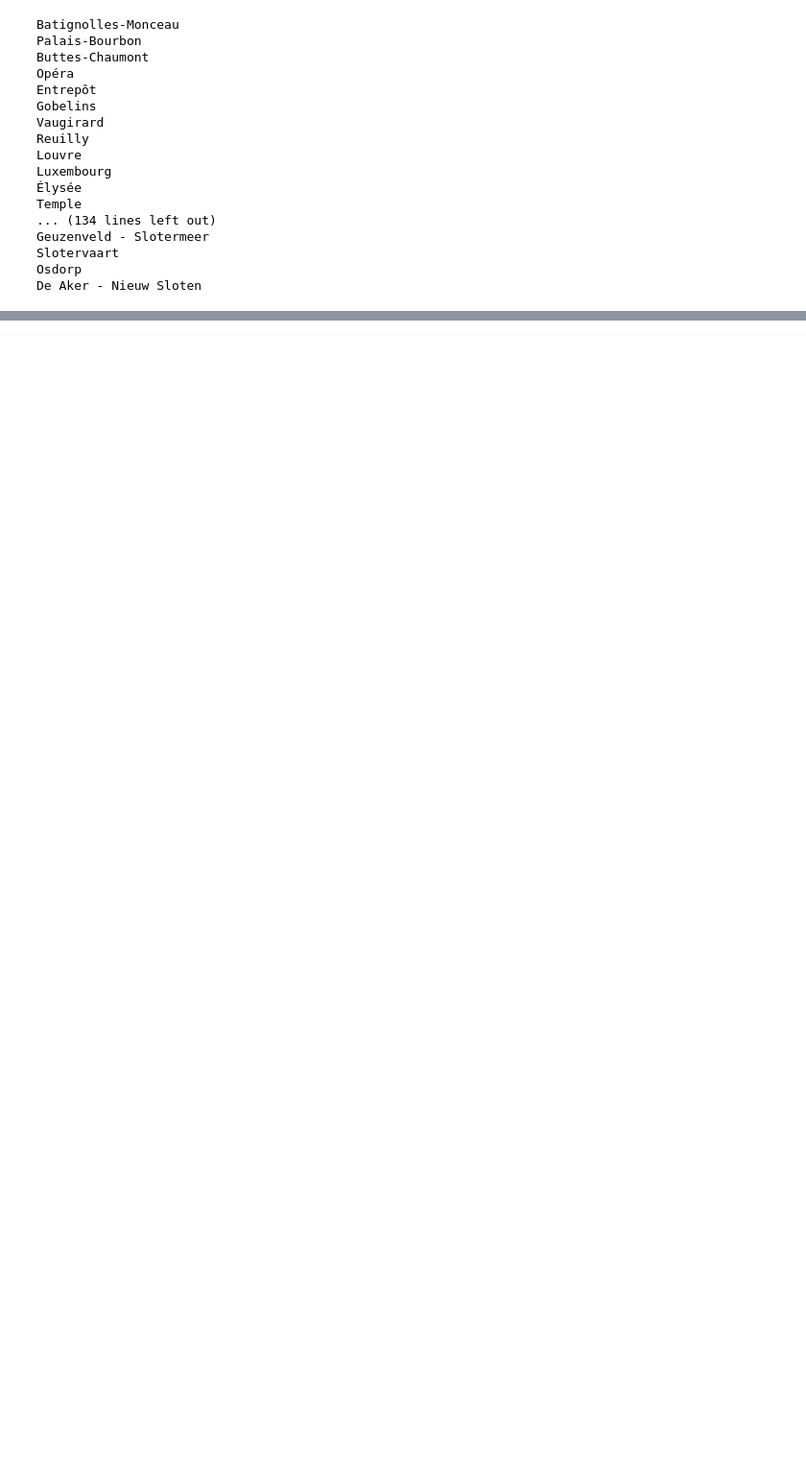
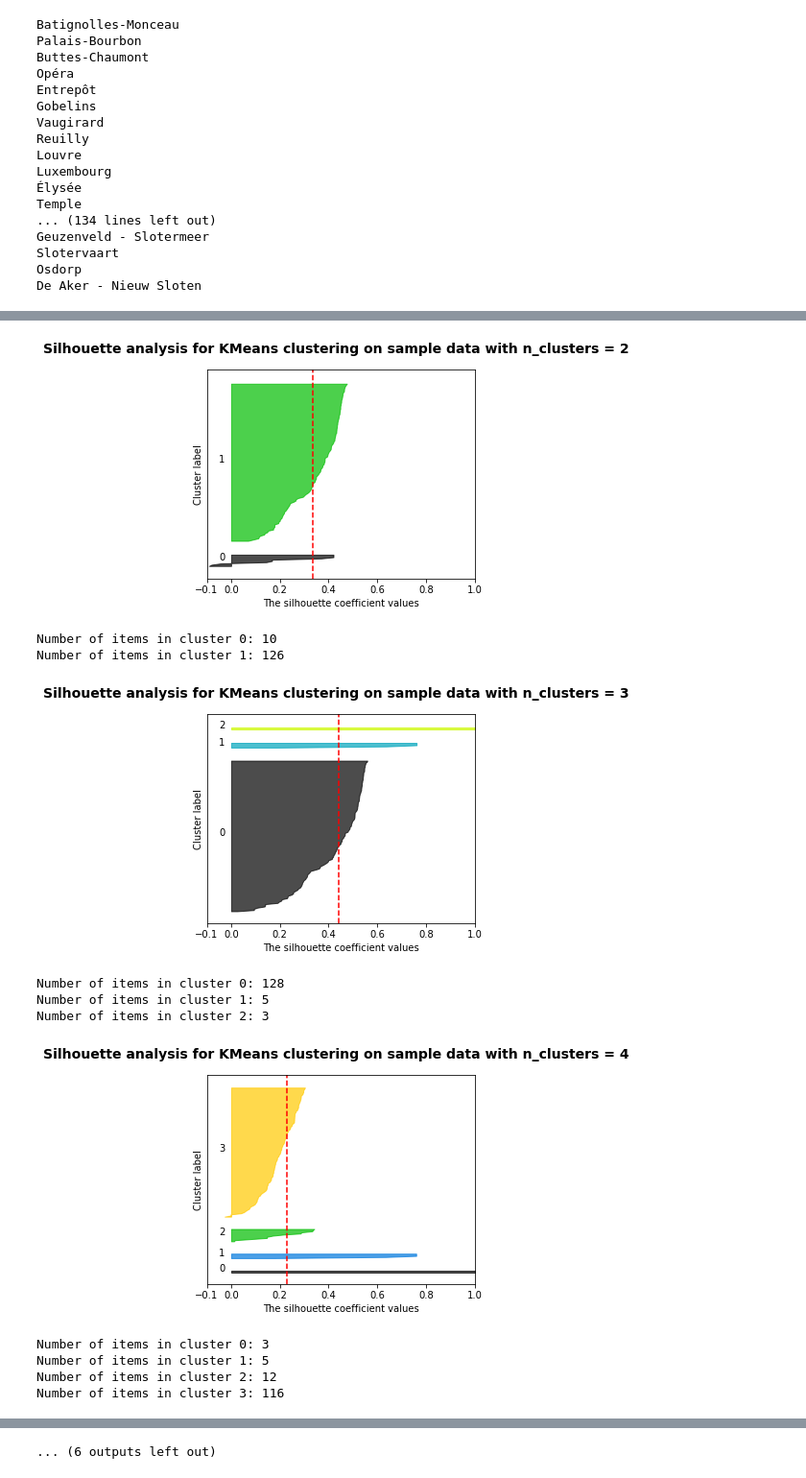
Before and after one commit to asernat/coursera-capston-project, a Jupyter notebook: Battle_of_Neighborhoods.ipynb, the cells around one changed output, grey strips where cells are left out. Shown at 96% size. Cells and saved outputs as stored; diff of their text form; code cells hidden in the pictures; blank space fills up the shorter version.

```diff
--- a/Battle_of_Neighborhoods.ipynb
+++ b/Battle_of_Neighborhoods.ipynb
@@ -285,0 +401,16 @@ array([1, 1, 1, 1, 1, 1, 1, 1, 1, 1, 1, 1, 1, 1, 1, 1, 1, 1, 1, 1, 1, 1, 1,
+# %%
+# Clusters with common categories in at least 10% of the neigborhoods
+test_clusters(0.1)
+# %% [output]
+[figure, added]
+Number of items in cluster 0: 10
+Number of items in cluster 1: 126
+[figure, added]
+Number of items in cluster 0: 128
+Number of items in cluster 1: 5
+Number of items in cluster 2: 3
+[figure, added]
+Number of items in cluster 0: 3
+Number of items in cluster 1: 5
+Number of items in cluster 2: 12
+Number of items in cluster 3: 116
@@ -285,0 +438 @@ array([1, 1, 1, 1, 1, 1, 1, 1, 1, 1, 1, 1, 1, 1, 1, 1, 1, 1, 1, 1, 1, 1, 1,
+... (6 outputs left out)
```
Also changed, not shown: parts of 41 cells of this notebook.
